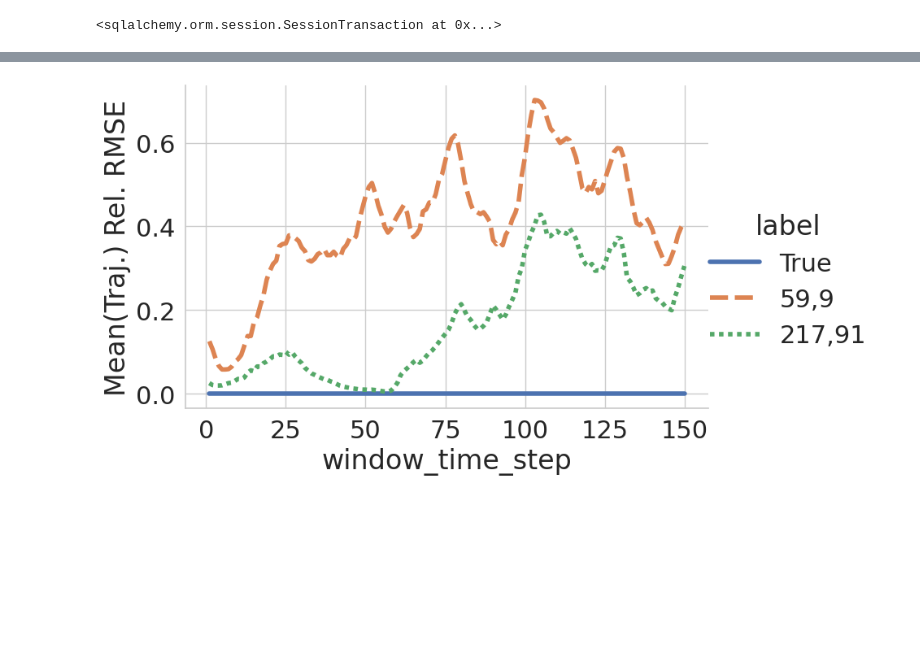
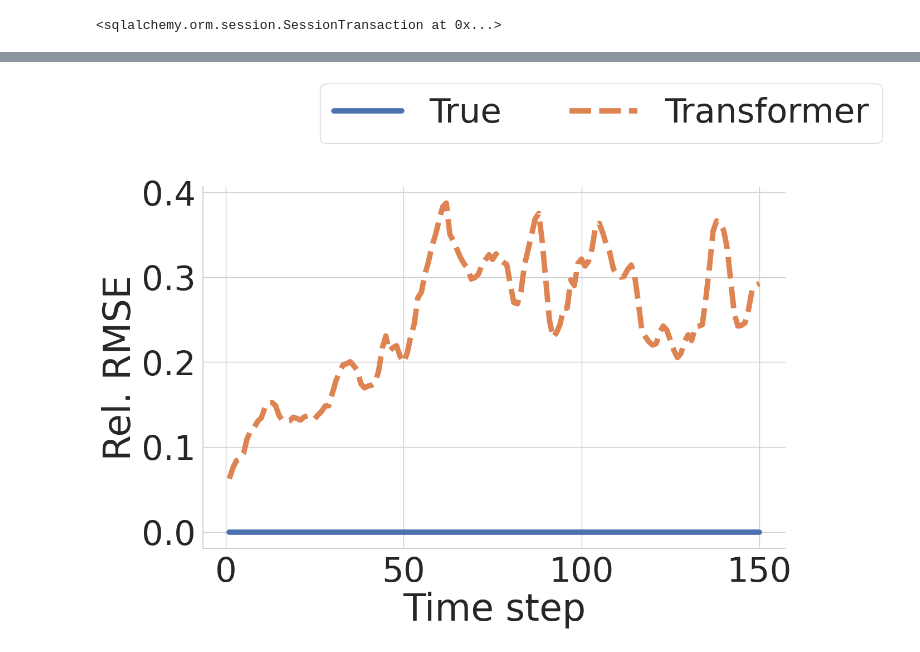
Before and after one commit to reepoi/G-LED, a Jupyter notebook: notebooks/pred_TransformerBackwardFacingStep.ipynb, the cells around one changed output, grey strips where cells are left out. Drawn from its saved outputs; the diff is of its cells as text; code cells hidden in the pictures; blank space fills up the shorter version.

```diff
--- a/notebooks/pred_TransformerBackwardFacingStep.ipynb
+++ b/notebooks/pred_TransformerBackwardFacingStep.ipynb
@@ -14,11 +14,11 @@ from einops import reduce
 import lightning.pytorch
 import matplotlib.pyplot as plt
 import seaborn as sns
-sns.set_theme(style='whitegrid', font_scale=2)
+sns.set_theme(style='whitegrid', font_scale=4)
 
 import conf.dataset
 from conf import conf
-from g_led import main_sequential, datasets, models, utils
+from g_led import main_sequential, datasets, models, plots, utils
 # %% [output]
 Warning: You have not disableed interactive/live plotting in your dpr_config.yaml, but this is not supported by the current matplotlib backend: module://matplotlib_inline.backend_inline. To enable it, ...
 # %%
@@ -35,8 +35,10 @@ alt_id_runs = pl.DataFrame(
         'alt_id', 'label', 'ckpt_filename',
     ],
     data=[
-        ['rj700zkc', '59,9', 'saved_for_plotting_epoch_59__forecast_time_step_count_9.ckpt'],
-        ['rj700zkc', '217,91', 'epoch_217__forecast_time_step_count_91.ckpt'],
+        # ['c6tk8zcc', '59,9', 'saved_for_plotting_epoch_59__forecast_time_step_count_9.ckpt'],
+        ['q4y1ycej', 'Transformer', 'epoch_948__forecast_time_step_count_92.ckpt'],
+        # ['c6tk8zcc', 'Transformer', 'epoch_217__forecast_time_step_count_91.ckpt'],
+        # ['bj15fsv4', 'Transformer (Overfit)', 'epoch_1700__forecast_time_step_count_103.ckpt'],
     ],
 )
 # %%
@@ -105,11 +106,12 @@ for run in iter_runs():
             f"model.ckpt_filename={run['ckpt_filename']}",
 
             'dataset=Macro',
-            'dataset.split=TRAIN',
+            'dataset.split=VAL',
             'dataset.batch_size_train=1',
             'dataset.batch_size_val=1',
             'dataset.initial_sequence_time_step_start=0',
             'dataset.initial_sequence_time_step_count=1',
+            # 'dataset.use_sliding_initial_sequence=true',
             'dataset.forecast_time_step_count=150',
 
             'dataset@dataset.dataset=BackwardFacingStep2D',
@@ -139,6 +141,6 @@ context[runs.filter(id=TRUE_RUN)['key'][0]]['window_pred'] = dataset.downsampler
 max_key_len = runs.select(pl.col('key').str.len_chars().max())['key'][0]
 for run in iter_runs(include_special=True):
     if run['key'] in context:
-        print(f"{run['key']}{':':<{max_key_len+1}}{context[run['key']]['window_pred'].shape}")
+        print(f"{run['key']:<{max_key_len}}: {context[run['key']]['window_pred'].shape}")
 # %% [output]
 Seed set to 2376999025
@@ -158,7 +177,7 @@ v_abs_max = max(np.quantile(data_true, p), np.quantile(data_true, 1 - p))
 plot_cfgs = {
     k: context[k]['window_pred'][trajectory, time_step, component] for k in runs.get_column('key')
 }
-fig, axs = plt.subplots(figsize=(16, 6 + 6 * len(plot_cfgs)), nrows=len(plot_cfgs) + 1, ncols=2, height_ratios=[*([10] * len(plot_cfgs)), 1])
+fig, axs = plt.subplots(figsize=(16, 7.5 + 7.5 * len(plot_cfgs)), nrows=len(plot_cfgs) + 1, ncols=2, height_ratios=[*([10] * len(plot_cfgs)), 1])
 for axs_row, (k, data) in zip(axs, plot_cfgs.items()):
     im_out_pred = axs_row[0].imshow(data, cmap='RdBu', origin='lower', vmin=-v_abs_max, vmax=v_abs_max)
     run = runs.filter(key=k)
@@ -181,37 +197,57 @@ for k, v in context.items():
         'trajectory time component width length -> trajectory time',
         'mean'
     ).sqrt()
     norm = reduce(
         data_true.square(),
         'trajectory time component width length -> trajectory time',
         'mean'
     ).sqrt()
     rel_rmses[k] = (rmse / norm).mean(0).numpy()
-rel_rmses = pl.DataFrame(rel_rmses).with_columns(window_time_step=pl.int_range(1, pl.len()+1))
+rel_rmses = pl.DataFrame(rel_rmses).with_columns(window_time_step=cfg.dataset.initial_sequence_time_step_start+1+pl.int_range(pl.len()))
 # print(rel_rmses)
 plot_data = (
     rel_rmses
-    .unpivot(index='window_time_step', variable_name='key', value_name='Mean(Traj.) Rel. RMSE')
+    .unpivot(index='window_time_step', variable_name='key', value_name='error')
     .join(runs, on='key')
 )
 # print(plot_data)
-row_order = runs.sort('key').get_column('label')
+row_order = runs.with_columns(key_int=pl.col('key').cast(int)).sort('key_int').get_column('label')
 plot_rmse = (
     sns.relplot(
         kind='line',
         data=plot_data,
         x='window_time_step',
-        y='Mean(Traj.) Rel. RMSE',
+        y='error',
         hue_order=row_order,
         style_order=row_order,
         hue='label',
         style='label',
         markers=data_true.shape[1] <= 100,
-        linewidth=4,
+        linewidth=7,
         markersize=12,
-        height=5.5,
+        height=9.5,
         aspect=1.5,
     )
+    .set(
+        xlabel='Time step',
+        ylabel='Rel. RMSE',
+        # xlim=tuple(
+        #     i + cfg.dataset.initial_sequence_time_step_start
+        #     for i in (0, 80)
+        # ),
+        # ylim=(-0.01, .25),
+    )
 )
+sns.move_legend(
+    plot_rmse,
+    loc='right',
+    # labels=plot_runs['label'],
+    ncol=min(5, len(row_order)),
+    title='',
+    # title=group_label,
+    bbox_to_anchor=(.8, 1.05),
+    frameon=True,
+    fancybox=True,
+)
 # %% [output]
-[figure, old version]
+[figure, new version]
```
Also changed, not shown: parts of 6 cells of this notebook, 2 other files.
